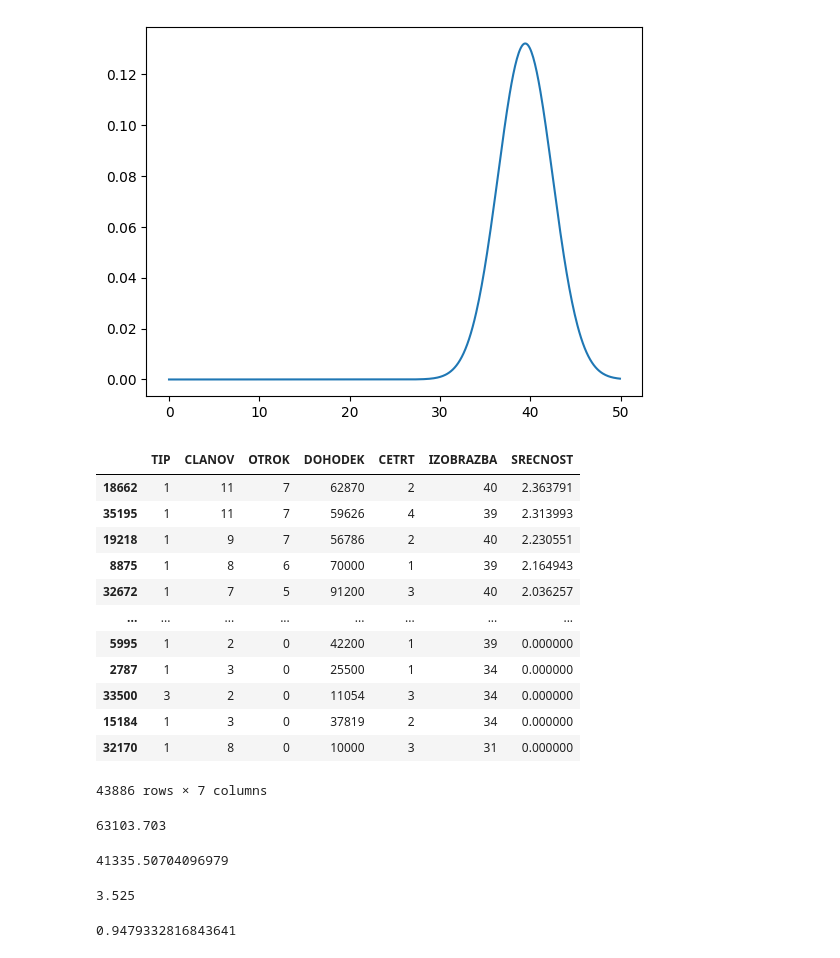
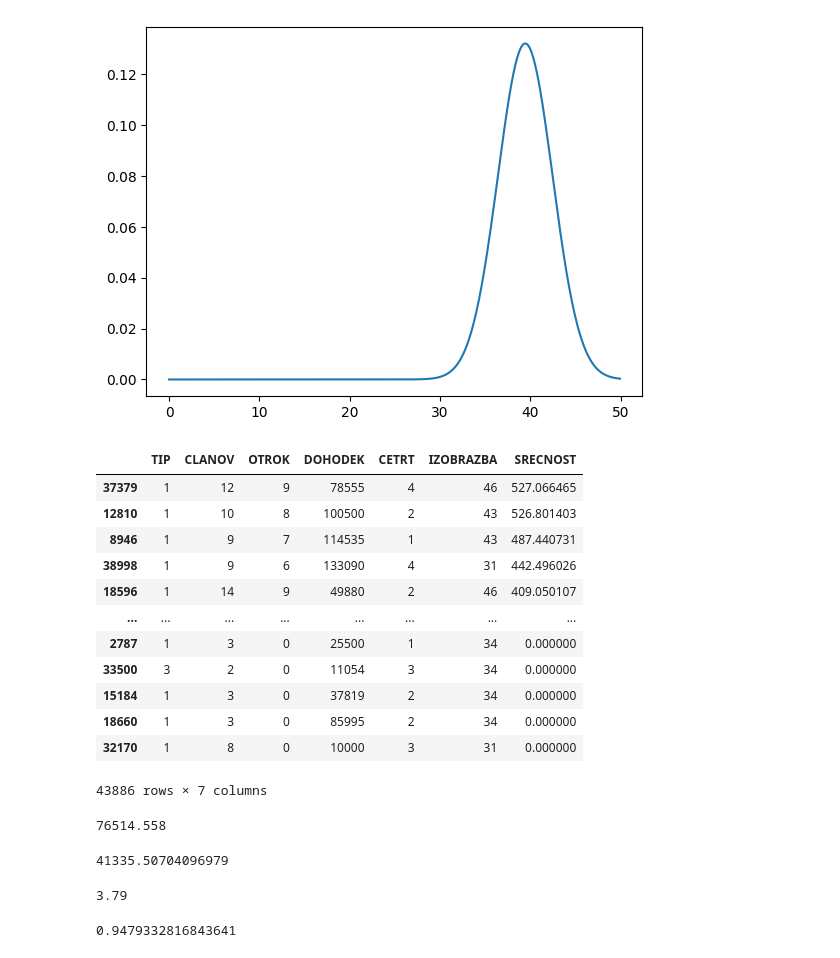
Before and after one commit to MartinZust123/Analysis-of-data-about-Kibergrad, a Jupyter notebook: Priloge/Kibergrad.ipynb, the cells around one changed output. Saved outputs shown, nothing was run; the diff lists cells and outputs as text; code cells hidden in the pictures.

Commit message:
Nekoliko zmanjšanje poudarka na povprečni izobraženosti pri indeksu SRECNOSTI

```diff
--- a/Priloge/Kibergrad.ipynb
+++ b/Priloge/Kibergrad.ipynb
@@ -335,27 +335,27 @@ plt.show()
 # %% [output]
 [figure]
 # %%
-df["SRECNOST"] = (df["OTROK"])*(df["DOHODEK"].apply(funkcija))*(df["IZOBRAZBA"].apply(normalna))
+df["SRECNOST"] = (df["OTROK"])*(df["DOHODEK"].apply(funkcija))*(df["IZOBRAZBA"].apply(normalna)+20)
 df_srecen = df.sort_values("SRECNOST", ascending=False)
 df_srecen
 # %% [output]
 |  | TIP | CLANOV | OTROK | DOHODEK | CETRT | IZOBRAZBA | SRECNOST |
-| 18662 | 1 | 11 | 7 | 62870 | 2 | 40 | 2.363791 |
-| 35195 | 1 | 11 | 7 | 59626 | 4 | 39 | 2.313993 |
-| 19218 | 1 | 9 | 7 | 56786 | 2 | 40 | 2.230551 |
-| 8875 | 1 | 8 | 6 | 70000 | 1 | 39 | 2.164943 |
-| 32672 | 1 | 7 | 5 | 91200 | 3 | 40 | 2.036257 |
+| 37379 | 1 | 12 | 9 | 78555 | 4 | 46 | 527.066465 |
+| 12810 | 1 | 10 | 8 | 100500 | 2 | 43 | 526.801403 |
+| 8946 | 1 | 9 | 7 | 114535 | 1 | 43 | 487.440731 |
+| 38998 | 1 | 9 | 6 | 133090 | 4 | 31 | 442.496026 |
+| 18596 | 1 | 14 | 9 | 49880 | 2 | 46 | 409.050107 |
 | ... | ... | ... | ... | ... | ... | ... | ... |
-| 5995 | 1 | 2 | 0 | 42200 | 1 | 39 | 0.000000 |
 | 2787 | 1 | 3 | 0 | 25500 | 1 | 34 | 0.000000 |
 | 33500 | 3 | 2 | 0 | 11054 | 3 | 34 | 0.000000 |
 | 15184 | 1 | 3 | 0 | 37819 | 2 | 34 | 0.000000 |
+| 18660 | 1 | 3 | 0 | 85995 | 2 | 34 | 0.000000 |
 | 32170 | 1 | 8 | 0 | 10000 | 3 | 31 | 0.000000 |
 43886 rows × 7 columns
 # %%
 df_srecen[:1000]["DOHODEK"].mean()
 # %% [output]
-63103.703
+76514.558
 # %%
 df["DOHODEK"].mean()
 # %% [output]
@@ -363,7 +363,7 @@ df["DOHODEK"].mean()
 # %%
 df_srecen[:1000]["OTROK"].mean()
 # %% [output]
-3.525
+3.79
 # %%
 df["OTROK"].mean()
 # %% [output]
```
Also changed, not shown: parts of 1 cell of this notebook.
